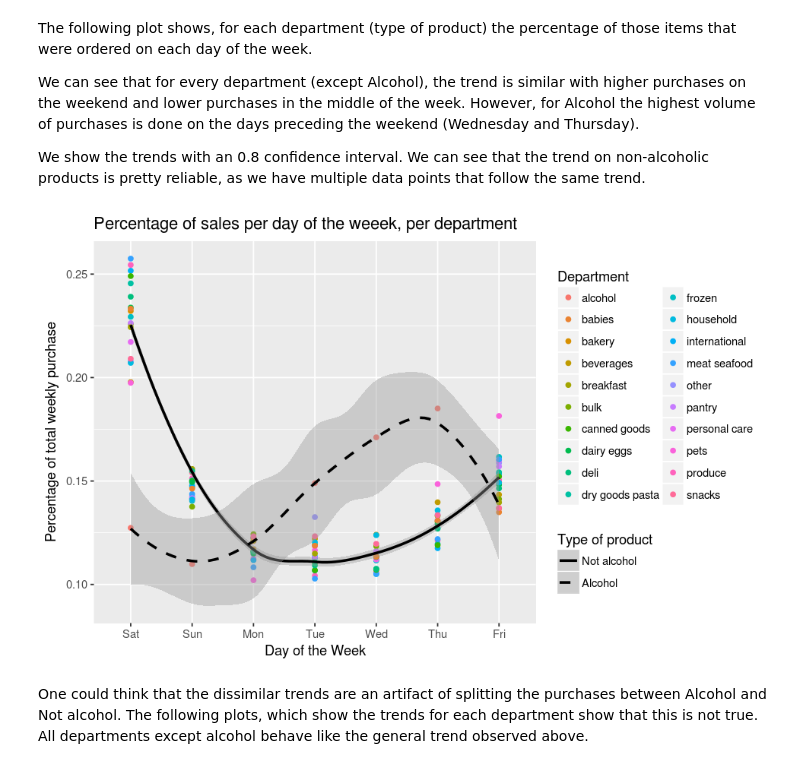
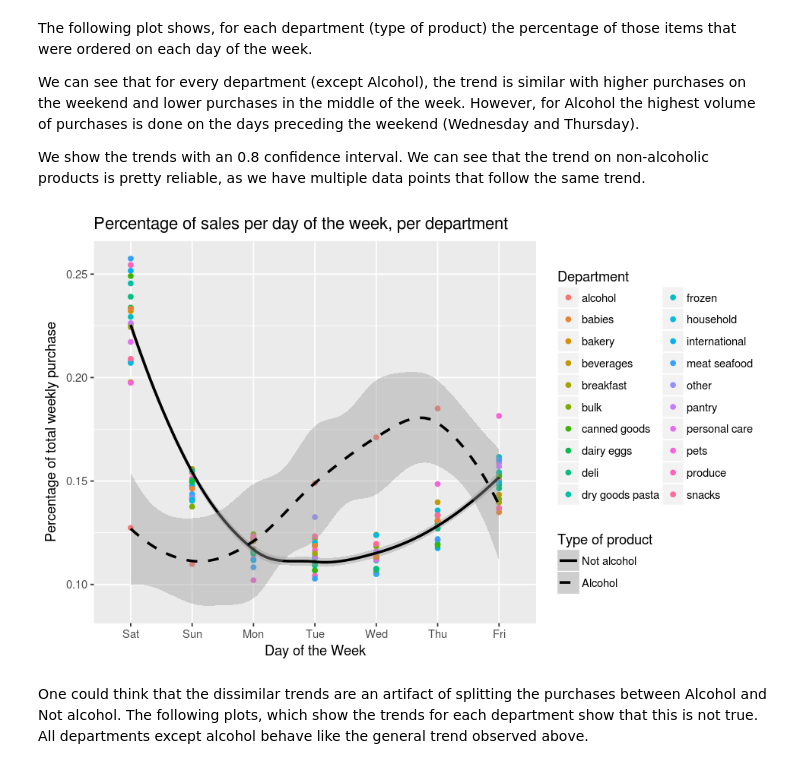
Before and after one commit to fabikw/DataAnalysis, a Jupyter notebook: Data Analysis Instacart.ipynb, the cells around one changed output. Drawn from its saved outputs; the diff is of its cells as text; code cells hidden in the pictures.

```diff
--- a/Data Analysis Instacart.ipynb
+++ b/Data Analysis Instacart.ipynb
@@ -126,26 +128,26 @@ We show the trends with an 0.8 confidence interval. We can see that the trend on
 # %%
 options(repr.plot.width=8, repr.plot.height=5)
 ggplot(orders_by_dow %>% filter(department_id != 21) ,
        aes(
            y = qty/qty_tot,
            )) +
 geom_point(aes(color = department,x = order_dow %>% factor(levels = c(0,1,2,3,4,5,6),
                                     labels = c("Sat", "Sun", "Mon", "Tue", "Wed", "Thu", "Fri"), ordered=TRUE),
               group = factor(department == "alcohol",
                                   levels = c(FALSE,TRUE),
                                   labels=c("Not alcohol", "Alcohol")))) +
 geom_smooth(method = "loess", aes(x = order_dow+1,
                 linetype = factor(department == "alcohol",
                                   levels = c(FALSE,TRUE),
                                   labels=c("Not alcohol", "Alcohol"))),
             col = "black",
             level = 0.8) +
 labs(x = "Day of the Week", y = "Percentage of total weekly purchase", colour = "Department") +
-ggtitle("Percentage of sales per day of the weeek, per department") +
+ggtitle("Percentage of sales per day of the week, per department") +
 scale_linetype_manual(name = "Type of product",values = c("solid","dashed"))+
 guides(color = guide_legend(ncol=2))
 # %% [output]
-[figure, old version]
+[figure, new version]
 # %% [markdown]
 One could think that the dissimilar trends are an artifact of splitting the purchases between Alcohol and Not alcohol. The following plots, which show the trends for each department show that this is not true. All departments except alcohol behave like the general trend observed above.
 # %%
```
Also changed, not shown: parts of 13 cells of this notebook.
